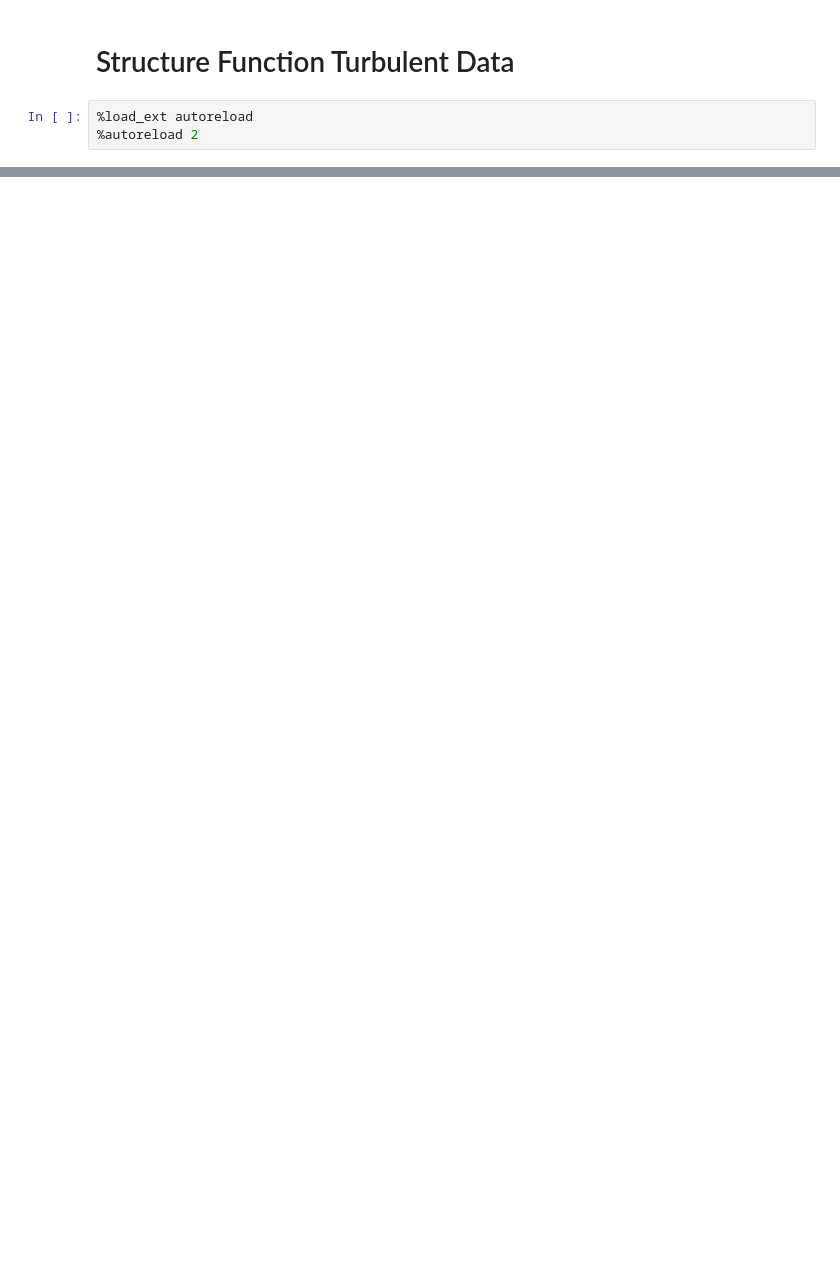
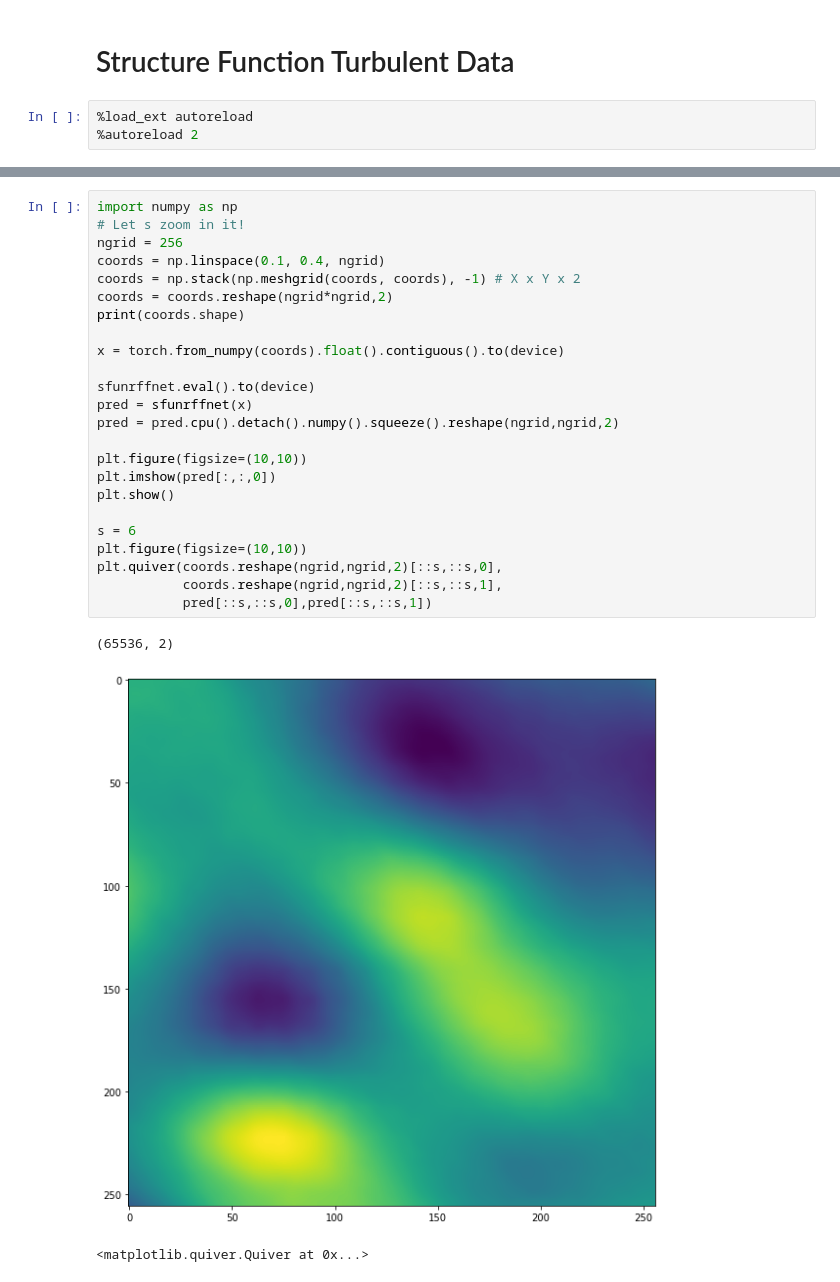
Before and after one commit to Chutlhu/TurboSuperResultion, a Jupyter notebook: notebooks/[Sandbox] RFFNet and StructureFun 2.ipynb, the cells around one changed output, grey strips where cells are left out. Drawn from its saved outputs; the diff is of its cells as text; blank space fills up the shorter version.

```diff
--- a/notebooks/[Sandbox] RFFNet and StructureFun 2.ipynb
+++ b/notebooks/[Sandbox] RFFNet and StructureFun 2.ipynb
@@ -82,0 +147,28 @@ rffnet.fit(trainloader, epochs=2000) # we are not afraid to overfit the data, th
+# %%
+import numpy as np
+# Let s zoom in it!
+ngrid = 256
+coords = np.linspace(0.1, 0.4, ngrid)
+coords = np.stack(np.meshgrid(coords, coords), -1) # X x Y x 2
+coords = coords.reshape(ngrid*ngrid,2)
+print(coords.shape)
+
+x = torch.from_numpy(coords).float().contiguous().to(device)
+
+sfunrffnet.eval().to(device)
+pred = sfunrffnet(x)
+pred = pred.cpu().detach().numpy().squeeze().reshape(ngrid,ngrid,2)
+
+plt.figure(figsize=(10,10))
+plt.imshow(pred[:,:,0])
+plt.show()
+
+s = 6
+plt.figure(figsize=(10,10))
+plt.quiver(coords.reshape(ngrid,ngrid,2)[::s,::s,0],
+           coords.reshape(ngrid,ngrid,2)[::s,::s,1],
+           pred[::s,::s,0],pred[::s,::s,1])
+# %% [output]
+(65536, 2)
+[figure, added]
+<matplotlib.quiver.Quiver at 0x...>
```
Also changed, not shown: parts of 11 cells of this notebook, 2 other files.
